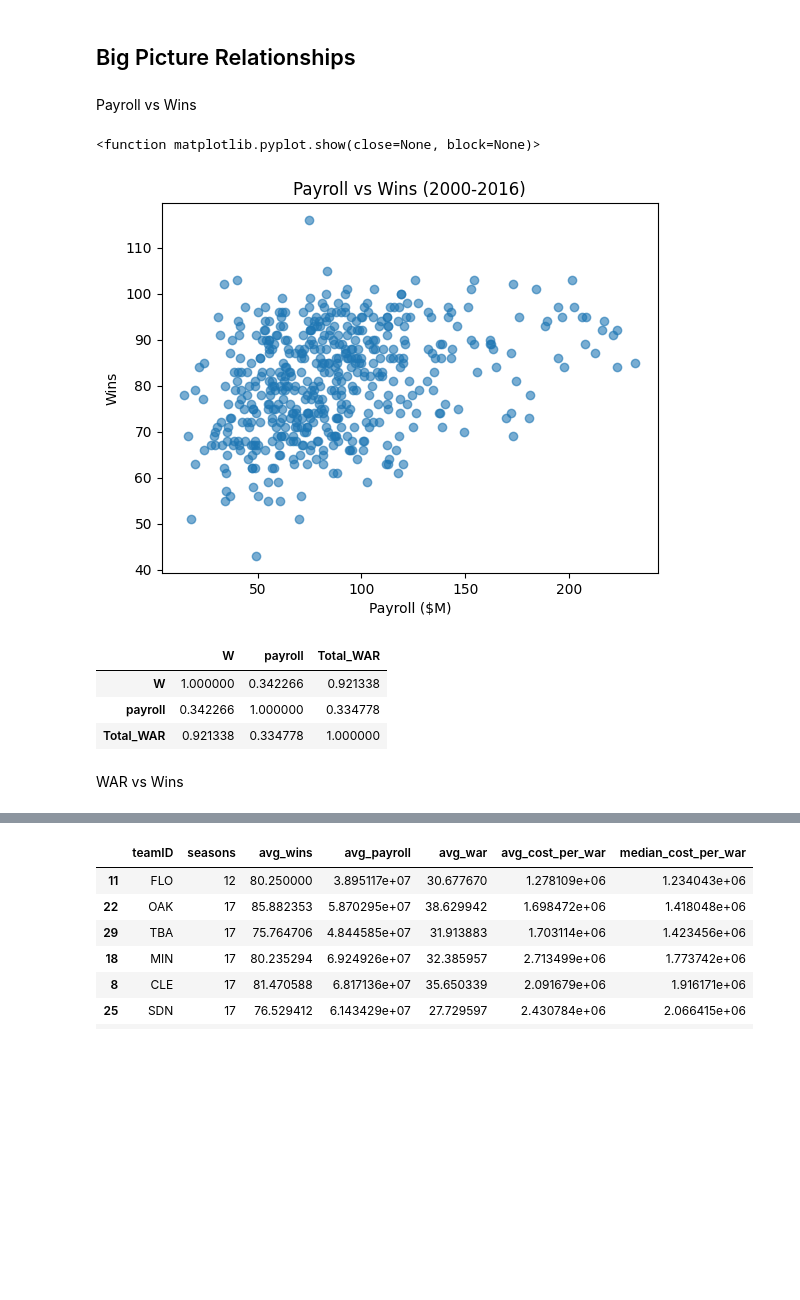
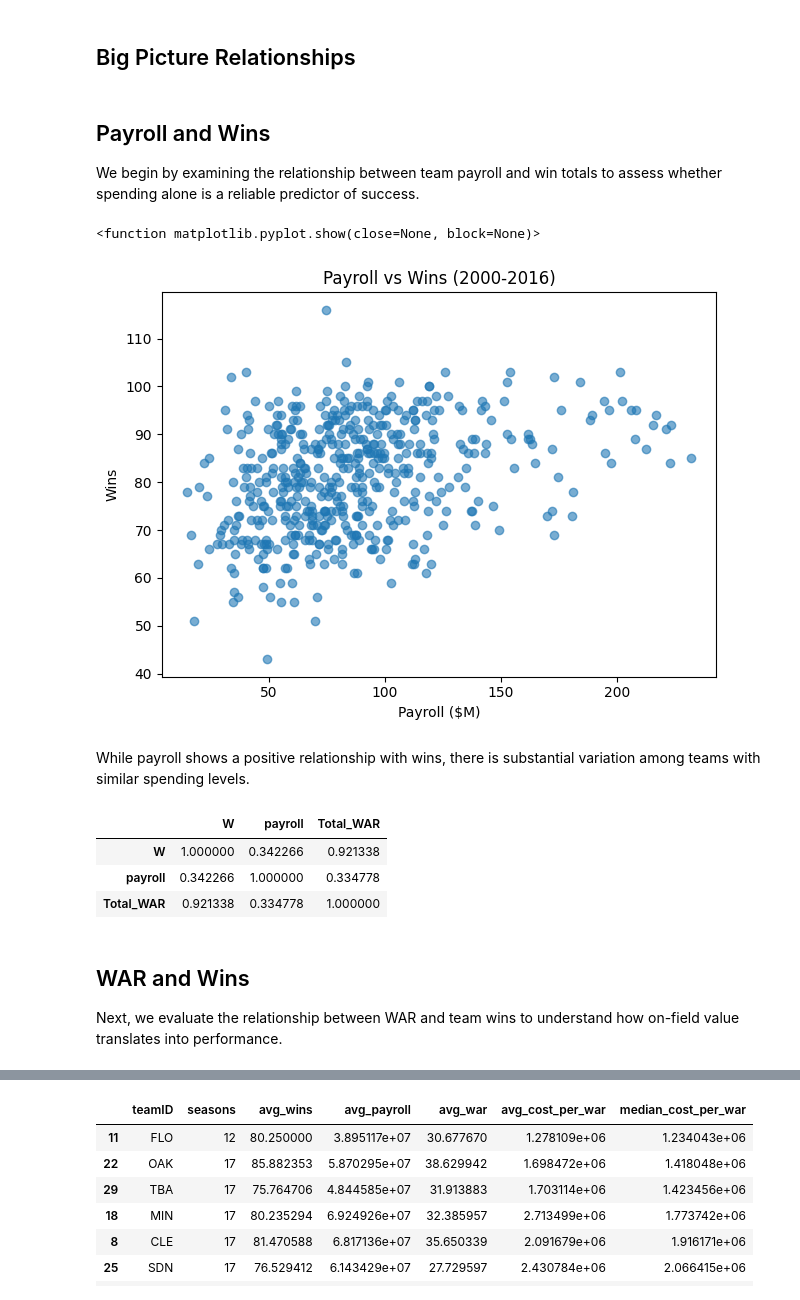
Before and after one commit to matchu46/MLB-Team-Construction---Win-Efficiency, a Jupyter notebook: notebooks/02_team_efficiency_analysis.ipynb, the cells around one changed output, grey strips where cells are left out. Drawn from its saved outputs; the diff is of its cells as text; code cells hidden in the pictures; blank space fills up the shorter version.

```diff
--- a/notebooks/02_team_efficiency_analysis.ipynb
+++ b/notebooks/02_team_efficiency_analysis.ipynb
@@ -44,17 +49,26 @@ df[["W", "payroll", "Total_WAR", "Batting_WAR", "Pitching_WAR"]].describe()
 # %% [markdown]
 ## Big Picture Relationships
 # %% [markdown]
-Payroll vs Wins
+## Payroll and Wins
+
+We begin by examining the relationship between team payroll and win totals to assess
+whether spending alone is a reliable predictor of success.
 # %%
 plt.figure()
 plt.scatter(df["payroll"]/1e6, df["W"], alpha=0.6)
 plt.xlabel("Payroll ($M)")
 plt.ylabel("Wins")
 plt.title("Payroll vs Wins (2000-2016)")
+
+plt.tight_layout()
+plt.savefig("../visuals/payroll_vs_wins.png", dpi=300)
 plt.show
 # %% [output]
 <function matplotlib.pyplot.show(close=None, block=None)>
-[figure, old version]
+[figure, new version]
+# %% [markdown]
+While payroll shows a positive relationship with wins, there is substantial
+variation among teams with similar spending levels.
 # %%
 df[["W", "payroll", "Total_WAR"]].corr()
 # %% [output]
@@ -63,7 +77,10 @@ df[["W", "payroll", "Total_WAR"]].corr()
 | payroll | 0.342266 | 1.000000 | 0.334778 |
 | Total_WAR | 0.921338 | 0.334778 | 1.000000 |
 # %% [markdown]
-WAR vs Wins
+## WAR and Wins
+
+Next, we evaluate the relationship between WAR and team wins to understand how
+on-field value translates into performance.
 # %%
 plt.figure()
 plt.scatter(df["Total_WAR"]/1e6, df["W"], alpha=0.6)
```
Also changed, not shown: parts of 36 cells of this notebook, 10 other files.
